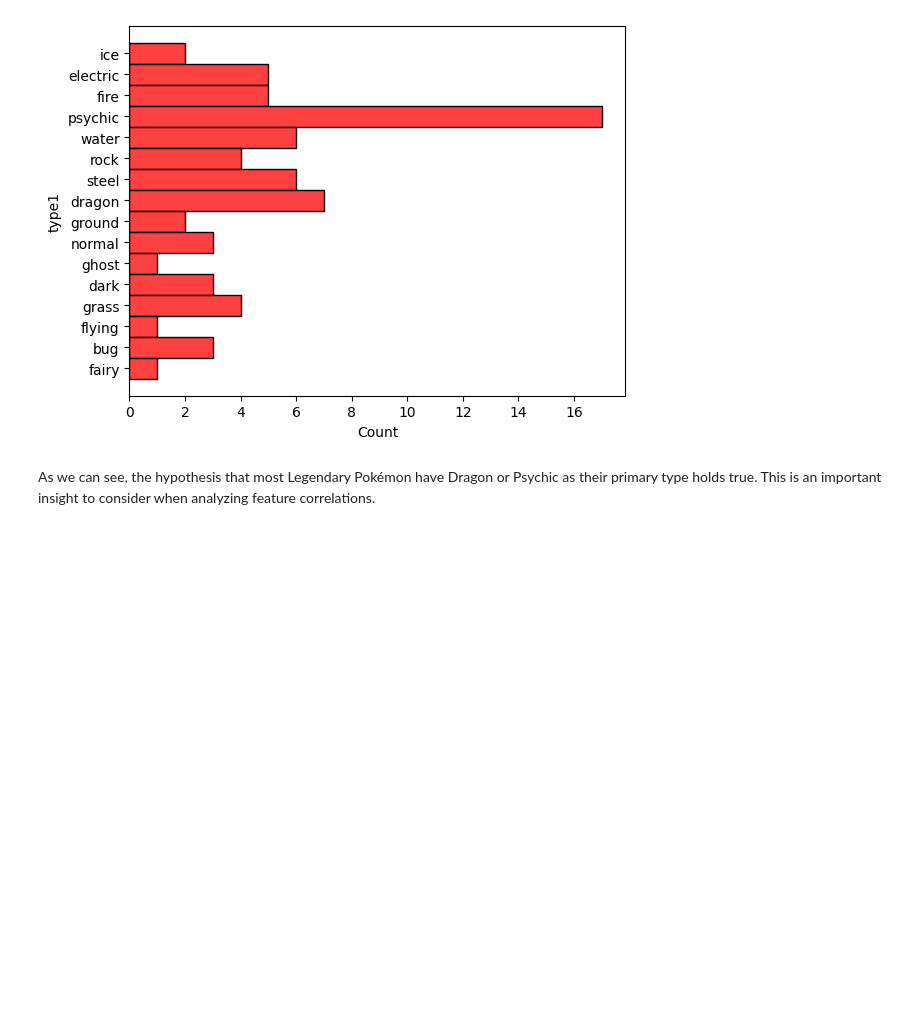
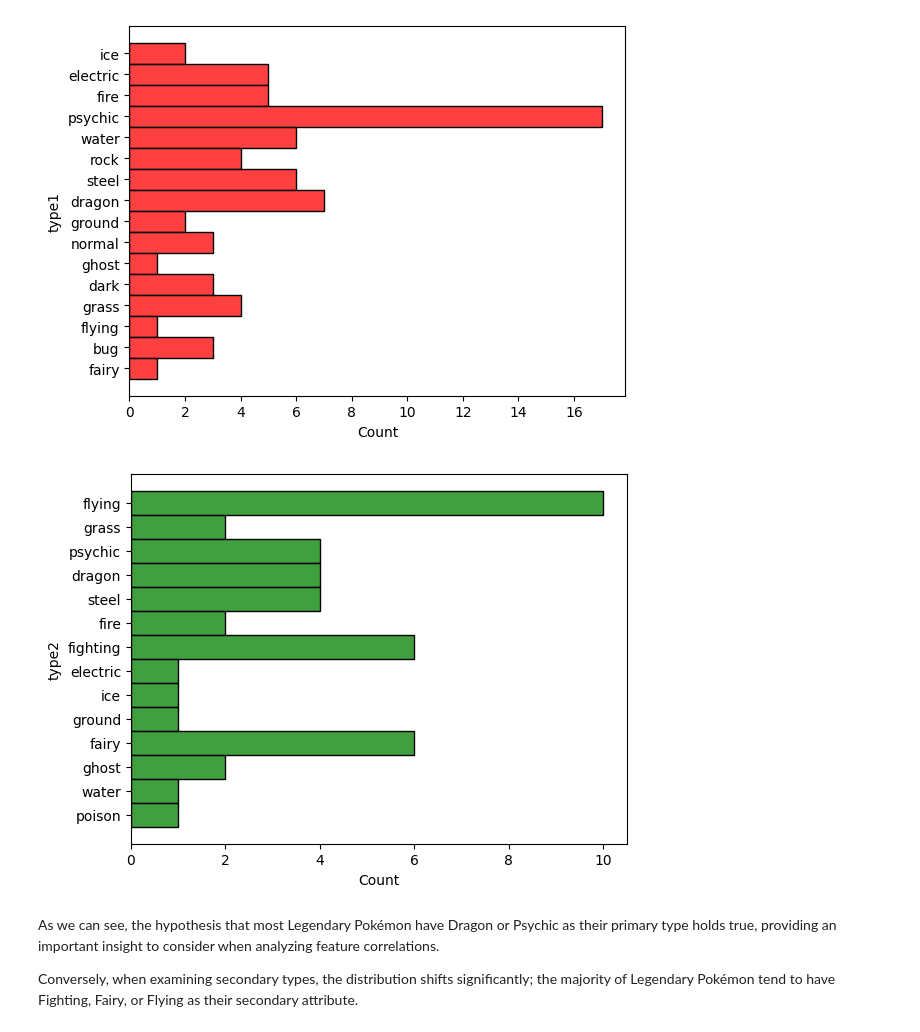
Before and after one commit to Alaninja1209/Pokemon-Legendary-Classifier, a Jupyter notebook: Pokemon_EDA_Stage.ipynb, the cells around one changed output. Saved outputs shown, nothing was run; the diff lists cells and outputs as text; code cells hidden in the pictures; blank space fills up the shorter version.

Commit message:
Categorical Charts - Types Distribution

```diff
--- a/Pokemon_EDA_Stage.ipynb
+++ b/Pokemon_EDA_Stage.ipynb
@@ -337,5 +337,12 @@ First, we plot a histogram of the primary type of Legendary Pokémon to further
 sns.histplot(y = df_legendary_pkmn['type1'], bins = 18, color = 'red');
 # %% [output]
 [figure]
+# %%
+# Creating histogram based on Second Pokemon Type for legendaries
+sns.histplot(y = df_legendary_pkmn['type2'], bins = 18, color = 'green');
+# %% [output]
+[figure, added]
 # %% [markdown]
-As we can see, the hypothesis that most Legendary Pokémon have Dragon or Psychic as their primary type holds true. This is an important insight to consider when analyzing feature correlations.
+As we can see, the hypothesis that most Legendary Pokémon have Dragon or Psychic as their primary type holds true, providing an important insight to consider when analyzing feature correlations.
+
+Conversely, when examining secondary types, the distribution shifts significantly; the majority of Legendary Pokémon tend to have Fighting, Fairy, or Flying as their secondary attribute.
```
Also changed, not shown: parts of 2 cells of this notebook.
